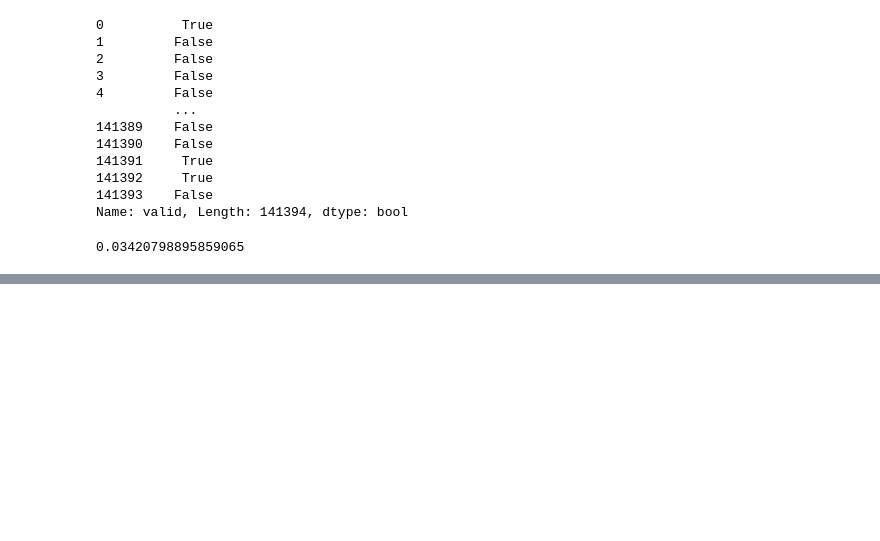
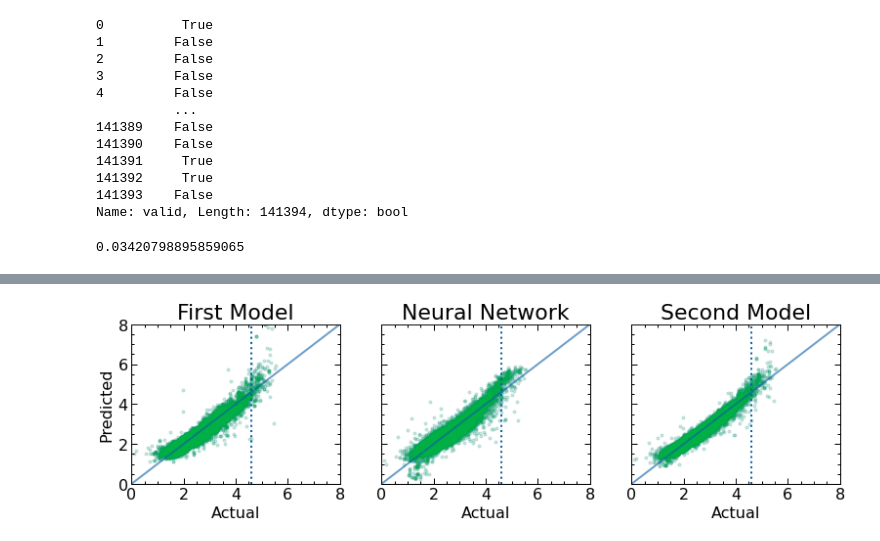
Before and after one commit to jiyans/real_estate_analysis, a Jupyter notebook: analysis/python/qualitative_analysis.ipynb, the cells around one changed output, grey strips where cells are left out. Saved outputs shown, nothing was run; the diff lists cells and outputs as text; code cells hidden in the pictures; blank space fills up the shorter version.

```diff
--- a/analysis/python/qualitative_analysis.ipynb
+++ b/analysis/python/qualitative_analysis.ipynb
@@ -319,0 +407,38 @@ Name: valid, Length: 141394, dtype: bool
+# %%
+from collections import namedtuple
+Stats = namedtuple("Stats", ["corr", "mse", "rmse", "N"])
+
+def plot_model_summary(preds, targs, model_name, ax):
+    targs = pd.Series(targs).reset_index(drop=True)
+    preds - pd.Series(preds).reset_index(drop=True)
+    m_se = mean_squared_error(preds, targs)
+    trainstats = Stats(
+        mse=m_se,
+        rmse=np.sqrt(m_se),
+        N=preds.shape[0],
+        corr=preds.corr(targs),
+    )
+    ax.scatter(x=targs, y=preds, alpha=0.10)
+    ax.scatter(x=targs, y=preds, alpha=0.10)
+    m = max(targs.max(), preds.max())
+    ax.plot([0, 8], [0, 8], label="y = x", alpha=0.6)
+    ax.set_xlim((0, 8))
+    ax.set_ylim((0, 8))
+    ax.set_xlabel("Actual")
+    ax.axvline(4.6, linestyle="dotted")
+    # ax.legend(fontsize=15)
+    # ax.ylabel("Predictions", fontsize=18)
+    # ax.xlabel("Ground Truth", fontsize=18)
+    ax.set_title(f"{model_name}", fontsize=22)
+    return ax
+# %%
+fig, axs = plt.subplots(1, 3, sharey=True, figsize=(13, 3) )
+plot_model_summary(df["mod1preds"], df["viz_targs"], "First Model", axs[0])
+plot_model_summary(df["viz_preds"], df["viz_targs"], "Neural Network", axs[1])
+plot_model_summary(df["mod2preds"], df["viz_targs"], "Second Model", axs[2])
+axs[0].set_ylabel("Predicted")
+plt.savefig("../../paper/assets/residual_plot.png", dpi=dpi)
+
+# axs[0].scatter(df["viz_preds"], df["viz_targs"])
+# %% [output]
+[figure, added]
```
Also changed, not shown: parts of 21 cells of this notebook.
